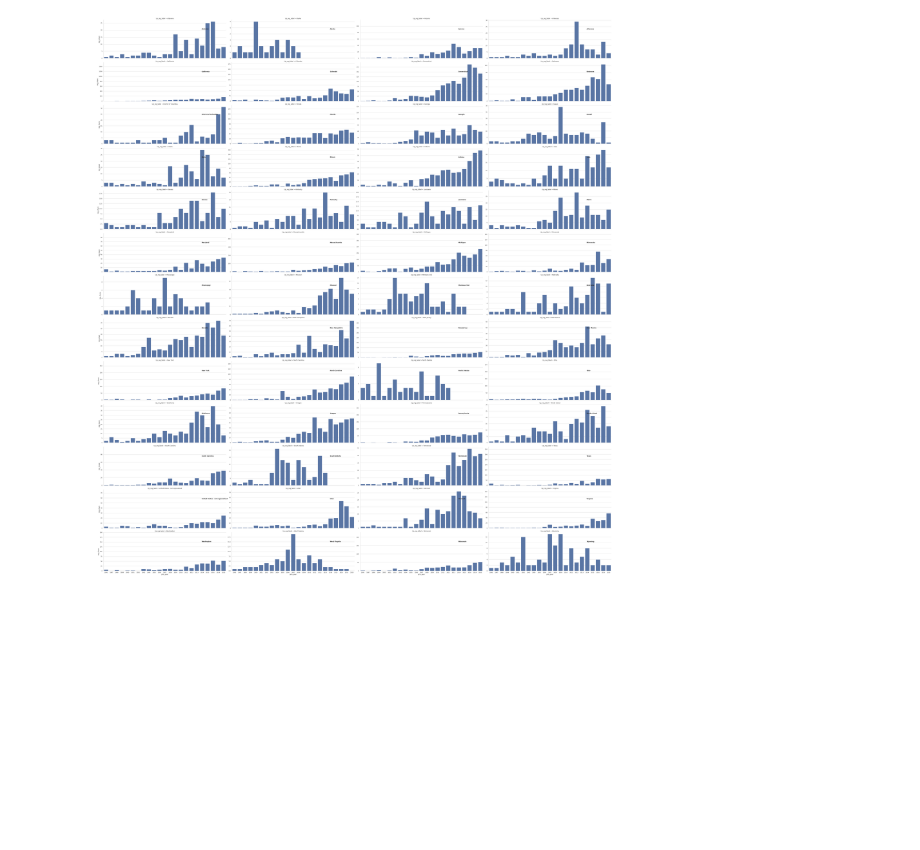
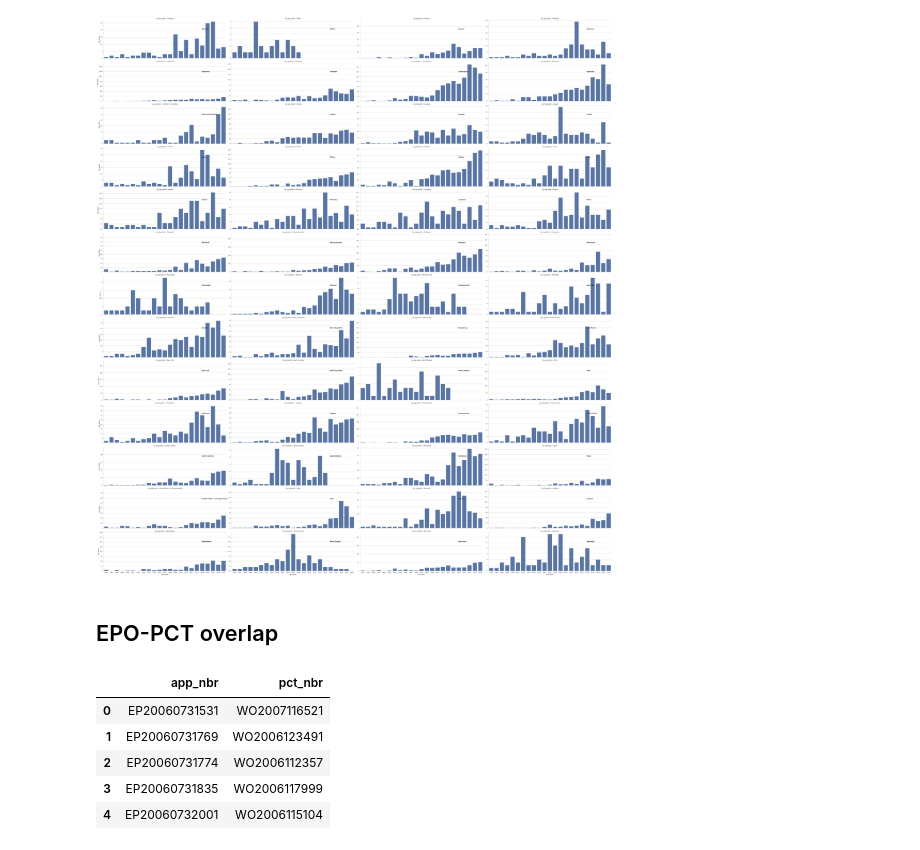
Before and after one commit to lauramenicacci/patent_breakdetection, a Jupyter notebook: REGPAT_scoping.ipynb, the cells around one changed output. Cells and saved outputs as stored; diff of their text form; code cells hidden in the pictures; blank space fills up the shorter version.

```diff
--- a/REGPAT_scoping.ipynb
+++ b/REGPAT_scoping.ipynb
@@ -561,3 +592,16 @@ for ctry_code, ax in us.axes_dict.items():
     ax.text(.8, .75, ctry_code, transform=ax.transAxes, fontweight="bold")
 # %% [output]
 [figure]
+# %% [markdown]
+## EPO-PCT overlap
+# %%
+epo_pct = pd.read_csv("/content/202208_EPO_PCT.txt", encoding = "utf-8", sep = "|")
+# %%
+epo_pct.head()
+# %% [output]
+|  | app_nbr | pct_nbr |
+| 0 | EP20060731531 | WO2007116521 |
+| 1 | EP20060731769 | WO2006123491 |
+| 2 | EP20060731774 | WO2006112357 |
+| 3 | EP20060731835 | WO2006117999 |
+| 4 | EP20060732001 | WO2006115104 |
```
Also changed, not shown: parts of 14 cells of this notebook.
